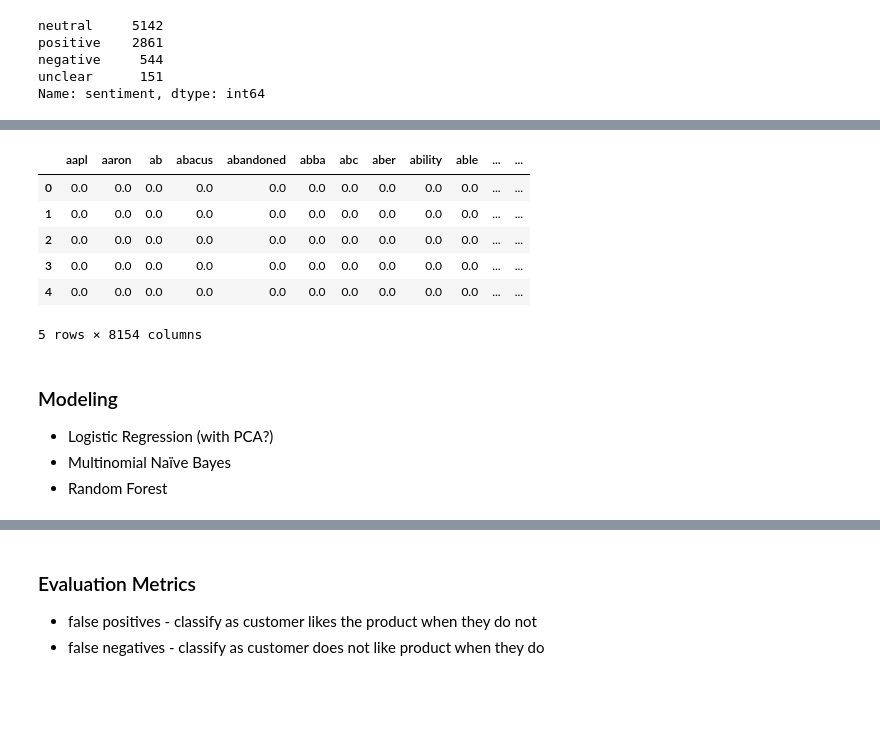
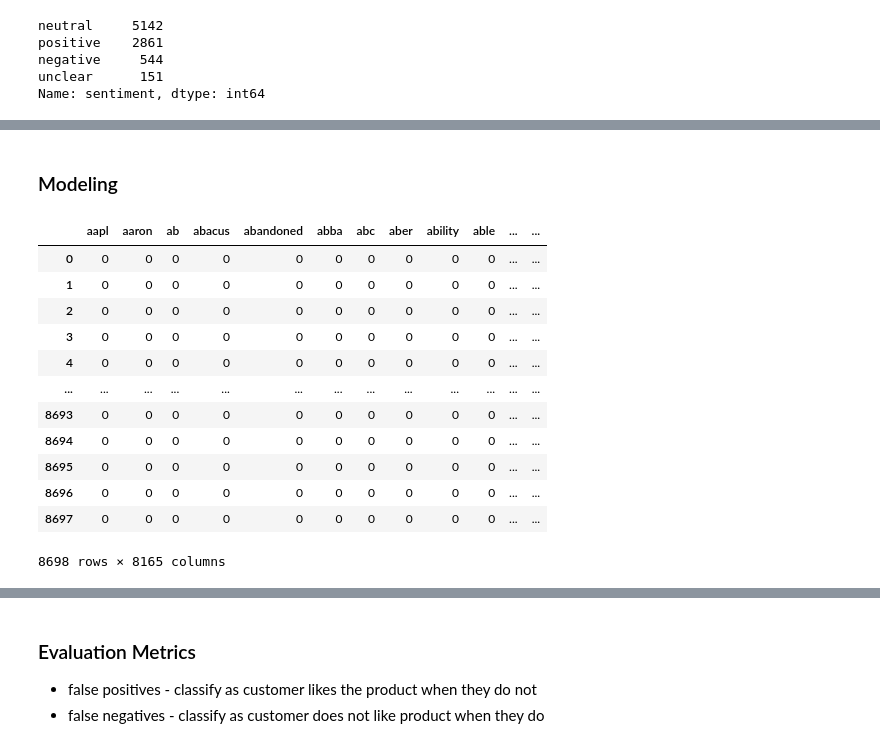
Before and after one commit to meghana-pakala/NLP-project, a Jupyter notebook: final.ipynb, the cells around one changed output, grey strips where cells are left out. Drawn from its saved outputs; the diff is of its cells as text; code cells hidden in the pictures; blank space fills up the shorter version.

```diff
--- a/final.ipynb
+++ b/final.ipynb
@@ -382,23 +295,21 @@ freq_table.head(20)
-# %%
-#instantiate TF-IDF vectorizer
-tf_vect = TfidfVectorizer(token_pattern=r"([a-zA-Z]+(?:'[a-z]+)?)", stop_words=sw)
-tf = tf_vect.fit_transform(df.lemmatized_text)
-
-tf_vect_df = pd.DataFrame(tf.toarray(), columns=tf_vect.get_feature_names())
-tf_vect_df.head()
-# %% [output]
-|  | aapl | aaron | ab | abacus | abandoned | abba | abc | aber | ability | able | ... | ... |
-| 0 | 0.0 | 0.0 | 0.0 | 0.0 | 0.0 | 0.0 | 0.0 | 0.0 | 0.0 | 0.0 | ... | ... |
-| 1 | 0.0 | 0.0 | 0.0 | 0.0 | 0.0 | 0.0 | 0.0 | 0.0 | 0.0 | 0.0 | ... | ... |
-| 2 | 0.0 | 0.0 | 0.0 | 0.0 | 0.0 | 0.0 | 0.0 | 0.0 | 0.0 | 0.0 | ... | ... |
-| 3 | 0.0 | 0.0 | 0.0 | 0.0 | 0.0 | 0.0 | 0.0 | 0.0 | 0.0 | 0.0 | ... | ... |
-| 4 | 0.0 | 0.0 | 0.0 | 0.0 | 0.0 | 0.0 | 0.0 | 0.0 | 0.0 | 0.0 | ... | ... |
-5 rows × 8154 columns
-# %% [markdown]
-### Modeling
-- Logistic Regression (with PCA?)
-- Multinomial Naïve Bayes
-- Random Forest
+# %% [markdown]
+### Modeling
+# %%
+count_df
+# %% [output]
+|  | aapl | aaron | ab | abacus | abandoned | abba | abc | aber | ability | able | ... | ... |
+| 0 | 0 | 0 | 0 | 0 | 0 | 0 | 0 | 0 | 0 | 0 | ... | ... |
+| 1 | 0 | 0 | 0 | 0 | 0 | 0 | 0 | 0 | 0 | 0 | ... | ... |
+| 2 | 0 | 0 | 0 | 0 | 0 | 0 | 0 | 0 | 0 | 0 | ... | ... |
+| 3 | 0 | 0 | 0 | 0 | 0 | 0 | 0 | 0 | 0 | 0 | ... | ... |
+| 4 | 0 | 0 | 0 | 0 | 0 | 0 | 0 | 0 | 0 | 0 | ... | ... |
+| ... | ... | ... | ... | ... | ... | ... | ... | ... | ... | ... | ... | ... |
+| 8693 | 0 | 0 | 0 | 0 | 0 | 0 | 0 | 0 | 0 | 0 | ... | ... |
+| 8694 | 0 | 0 | 0 | 0 | 0 | 0 | 0 | 0 | 0 | 0 | ... | ... |
+| 8695 | 0 | 0 | 0 | 0 | 0 | 0 | 0 | 0 | 0 | 0 | ... | ... |
+| 8696 | 0 | 0 | 0 | 0 | 0 | 0 | 0 | 0 | 0 | 0 | ... | ... |
+| 8697 | 0 | 0 | 0 | 0 | 0 | 0 | 0 | 0 | 0 | 0 | ... | ... |
+8698 rows × 8165 columns
 # %%
 # train test split
 X = count_df
```
Also changed, not shown: parts of 25 cells of this notebook.
